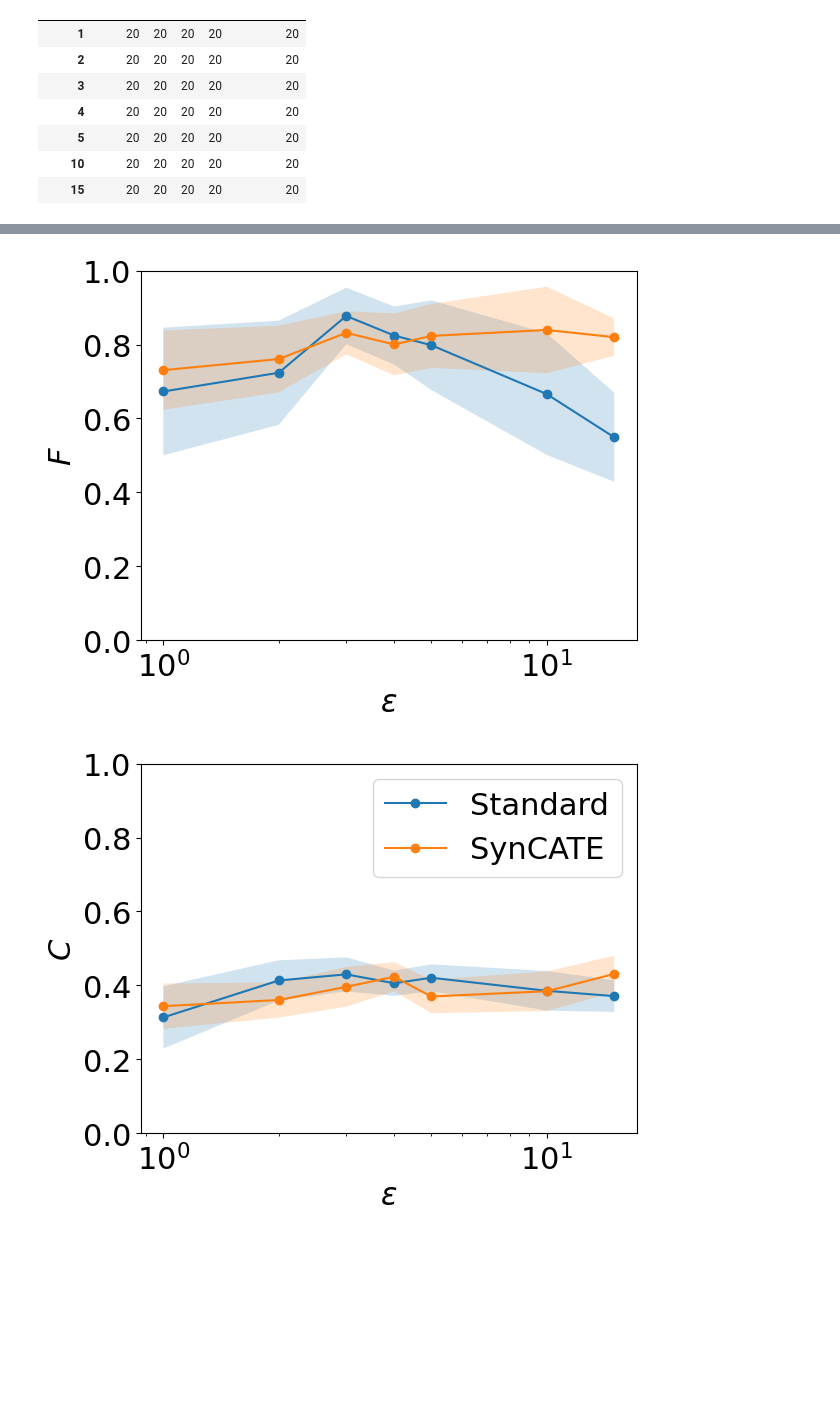
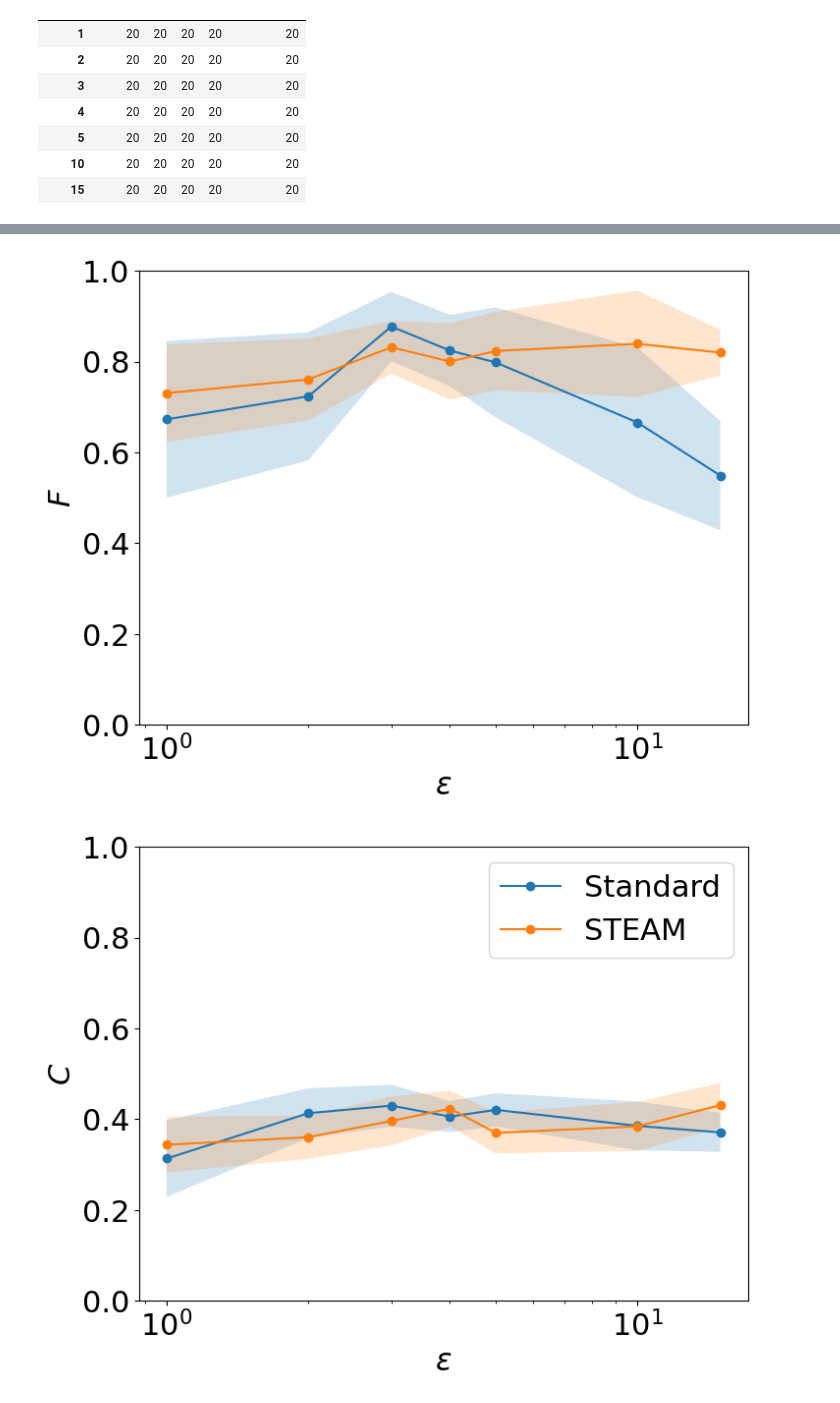
Before and after one commit to harrya32/causal_synthetic_data, a Jupyter notebook: Experiments/Experiments.ipynb, the cells around one changed output, grey strips where cells are left out. Saved outputs shown, nothing was run; the diff lists cells and outputs as text; code cells hidden in the pictures; blank space fills up the shorter version.

Commit message:
updated for STEAM

```diff
--- a/Experiments/Experiments.ipynb
+++ b/Experiments/Experiments.ipynb
@@ -1849,2 +1848,0 @@ test = pd.read_csv('jobs_privacy_dpgan_normalized_100.csv')
-# %%
-results_comb = pd.concat([results_comb, test])
@@ -1853,7 +1849,3 @@ results_comb = pd.concat([results_comb, test])
-# %%
-results_comb = results_comb.reset_index(drop=True)
-# %%
-results_comb = results_comb.drop([60,61,62,63])
 # %%
 results_comb.groupby('epsilon').count()
 # %% [output]
@@ -1906,6 +1899,7 @@ plt.savefig('plots/D_with_epsilon.pdf', bbox_inches='tight')
 # %%
+plt.figure(figsize=(8, 6))
 plt.plot(x, f_stand, 'o-', label = 'Standard')
-plt.plot(x, f_seq, 'o-', label = 'Sequential')
+plt.plot(x, f_seq, 'o-', label = 'STEAM')
 plt.fill_between(x, f_stand - f_stand_std, f_stand + f_stand_std, alpha=0.2)
 plt.fill_between(x, f_seq - f_seq_std, f_seq + f_seq_std, alpha=0.2)
 #plt.legend()
@@ -1915,18 +1909,19 @@ plt.xlabel('$\epsilon$')
 plt.xscale('log')
 plt.savefig('plots/F_with_epsilon.pdf', bbox_inches='tight')
 # %% [output]
-[figure, old version]
+[figure, new version]
 # %%
+plt.figure(figsize=(8, 6))
 plt.plot(x, c_stand, 'o-', label = 'Standard')
-plt.plot(x, c_seq, 'o-', label = 'SynCATE')
+plt.plot(x, c_seq, 'o-', label = 'STEAM')
 plt.fill_between(x, c_stand - c_stand_std, c_stand + c_stand_std, alpha=0.2)
 plt.fill_between(x, c_seq - c_seq_std, c_seq + c_seq_std, alpha=0.2)
 plt.legend()
 plt.ylim([0,1])
 plt.ylabel('$C$')
 plt.xlabel('$\epsilon$')
 plt.xscale('log')
 plt.savefig('plots/C_with_epsilon.pdf', bbox_inches='tight')
 # %% [output]
-[figure, old version]
+[figure, new version]
 # %%
```
Also changed, not shown: parts of 8 cells of this notebook, 8 other files.
